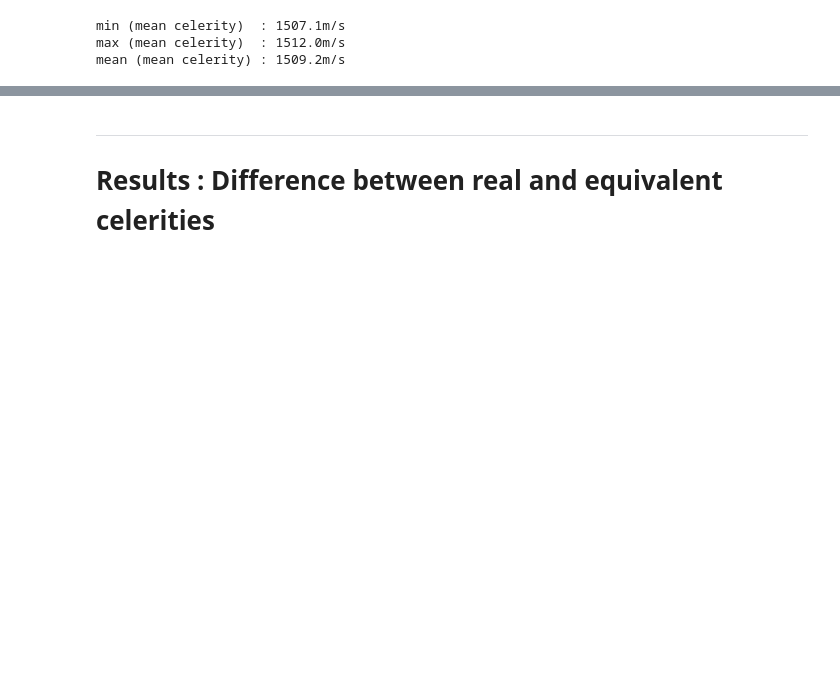
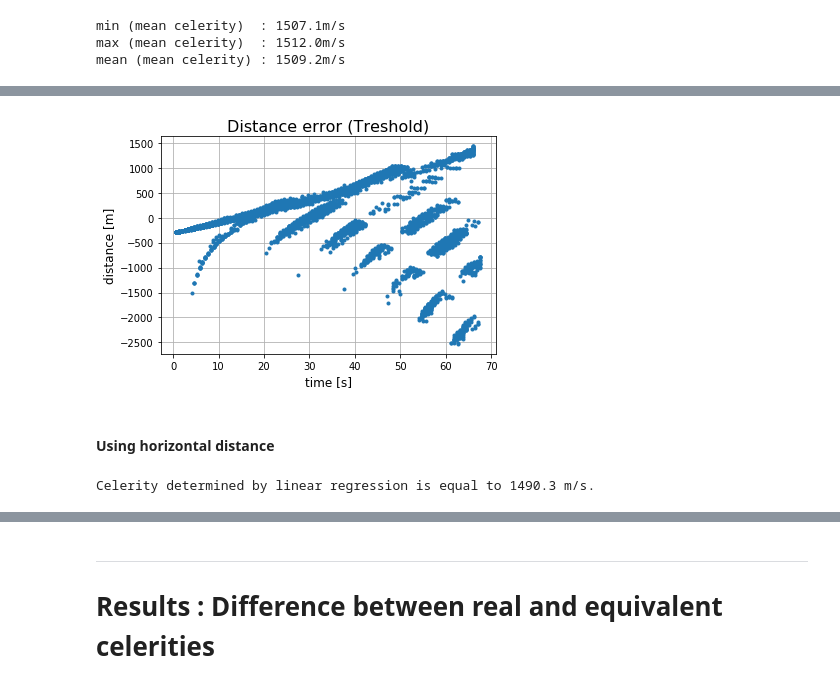
Before and after one commit to ponchama/Cognac_Acoustique, a Jupyter notebook: Bellhop/Equivalent_Celerity.ipynb, the cells around one changed output, grey strips where cells are left out. Cells and saved outputs as stored; diff of their text form; code cells hidden in the pictures; blank space fills up the shorter version.

```diff
--- a/Bellhop/Equivalent_Celerity.ipynb
+++ b/Bellhop/Equivalent_Celerity.ipynb
@@ -266,0 +316,22 @@ plt.show()
+# %%
+### error on distance : distance source/receiver - distance from equivalent celerity
+plt.figure()
+plt.plot(Tarr_T.flatten(), Dist_eq.flatten()-yreg.flatten(), '.')
+plt.title('Distance error (Treshold)',fontsize=16)
+plt.xlabel('time [s]',fontsize=12)
+plt.ylabel('distance [m]',fontsize=12)
+plt.grid()
+# %% [output]
+[figure, added]
+# %% [markdown]
+#### Using horizontal distance
+# %%
+R = Pos['r']['range']        # all receiver ranges from .arr file
+rstep = 100                  # calculations range step (here 1km)
+r = np.array(R[::rstep])
+
+dh = (r[:,None,None]+Tarr_T*0.).flatten()
+res = np.polyfit(t[~np.isnan(t)],dh[~np.isnan(t)],1)
+print('Celerity determined by linear regression is equal to %.1f m/s.' %res[0])
+# %% [output]
+Celerity determined by linear regression is equal to 1490.3 m/s.
```
Also changed, not shown: parts of 22 cells of this notebook.
